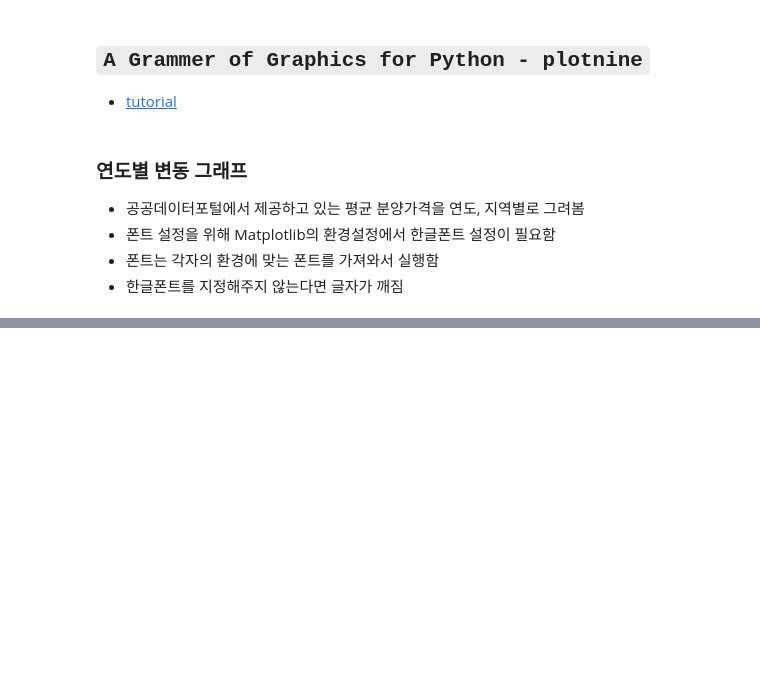
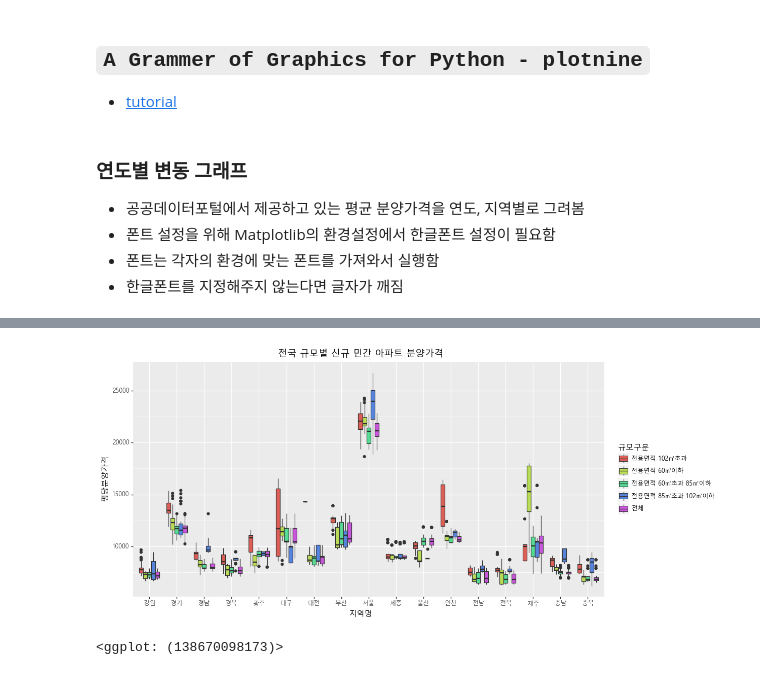
Before and after one commit to eunseokmax/Kaggel_personal, a Jupyter notebook: Apt_presale_price.ipynb, the cells around one changed output, grey strips where cells are left out. Drawn from its saved outputs; the diff is of its cells as text; code cells hidden in the pictures; blank space fills up the shorter version.

```diff
--- a/Apt_presale_price.ipynb
+++ b/Apt_presale_price.ipynb
@@ -339,0 +391,11 @@ region_year
+# %%
+# 박스플롯을 그려본다.
+(ggplot(pre_sale, aes(x='지역명', y='평당분양가격', fill='규모구분'))
+ + geom_boxplot()
+ + ggtitle('전국 규모별 신규 민간 아파트 분양가격')
+ + theme(text=element_text(family=font_name),
+         figure_size=(12,6))
+ )
+# %% [output]
+[figure, added]
+<ggplot: (138670098173)>
```
Also changed, not shown: parts of 15 cells of this notebook.
